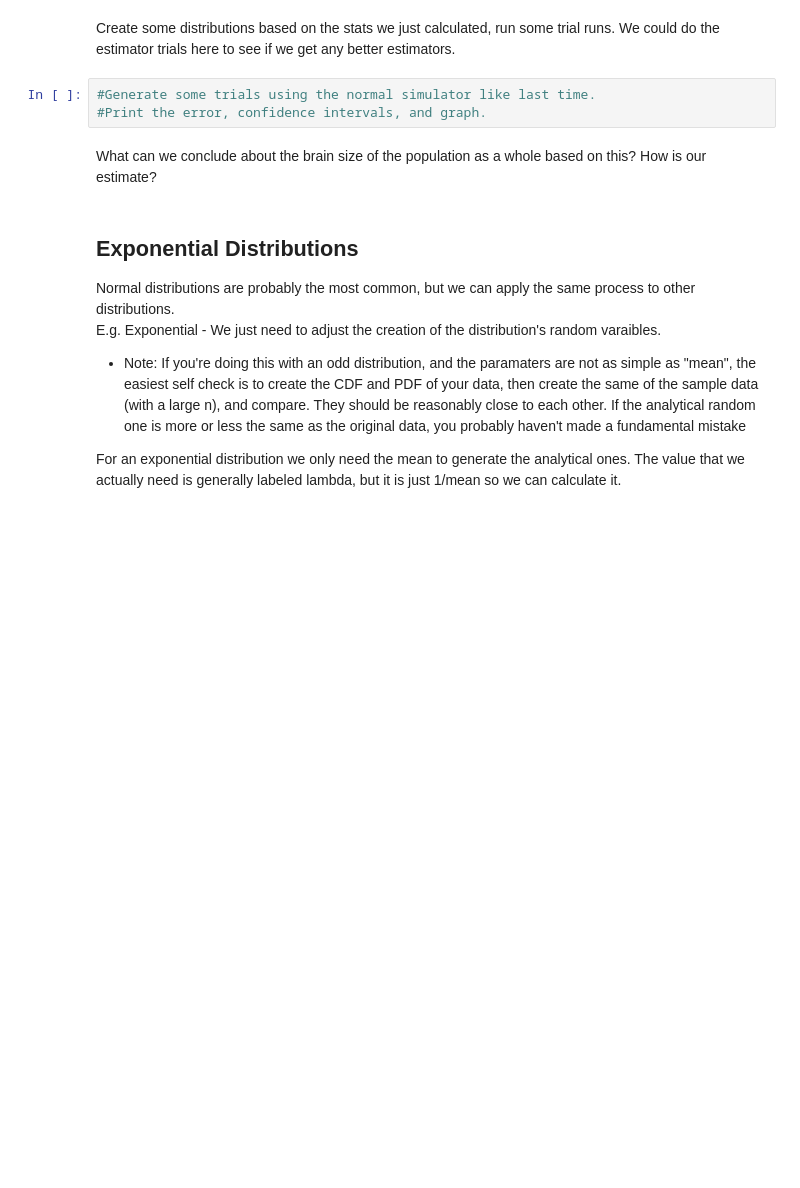
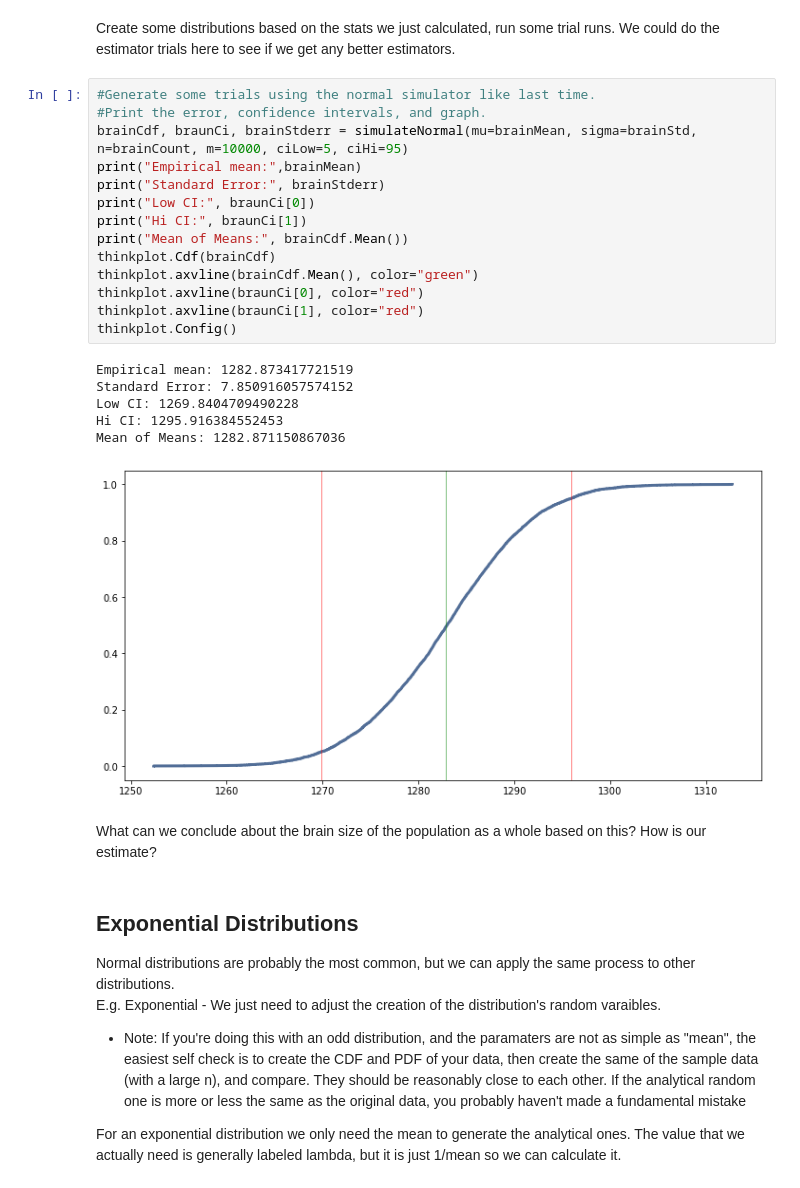
Before and after one commit to shaunmcgregor/Basic_Stats_in_Python_Student_Workbooks, a Jupyter notebook: 012A_Samples_and_Randomness.ipynb, the cells around one changed output. Drawn from its saved outputs; the diff is of its cells as text; blank space fills up the shorter version.

```diff
--- a/012A_Samples_and_Randomness.ipynb
+++ b/012A_Samples_and_Randomness.ipynb
@@ -266,8 +348,26 @@ Looks pretty normal. We can use this knowledge to estimate the brain size of eve
 # %% [markdown]
 Create some distributions based on the stats we just calculated, run some trial runs. We could do the estimator trials here to see if we get any better estimators.
-# %%
-#Generate some trials using the normal simulator like last time.
-#Print the error, confidence intervals, and graph.
+# %%
+#Generate some trials using the normal simulator like last time.
+#Print the error, confidence intervals, and graph.
+brainCdf, braunCi, brainStderr = simulateNormal(mu=brainMean, sigma=brainStd, n=brainCount, m=10000, ciLow=5, ciHi=95)
+print("Empirical mean:",brainMean)
+print("Standard Error:", brainStderr)
+print("Low CI:", braunCi[0])
+print("Hi CI:", braunCi[1])
+print("Mean of Means:", brainCdf.Mean())
+thinkplot.Cdf(brainCdf)
+thinkplot.axvline(brainCdf.Mean(), color="green")
+thinkplot.axvline(braunCi[0], color="red")
+thinkplot.axvline(braunCi[1], color="red")
+thinkplot.Config()
+# %% [output]
+Empirical mean: 1282.873417721519
+Standard Error: 7.850916057574152
+Low CI: 1269.8404709490228
+Hi CI: 1295.916384552453
+Mean of Means: 1282.871150867036
+[figure, added]
 # %% [markdown]
 What can we conclude about the brain size of the population as a whole based on this? How is our estimate?
 # %% [markdown]
```
Also changed, not shown: parts of 12 cells of this notebook, 1 other file.
